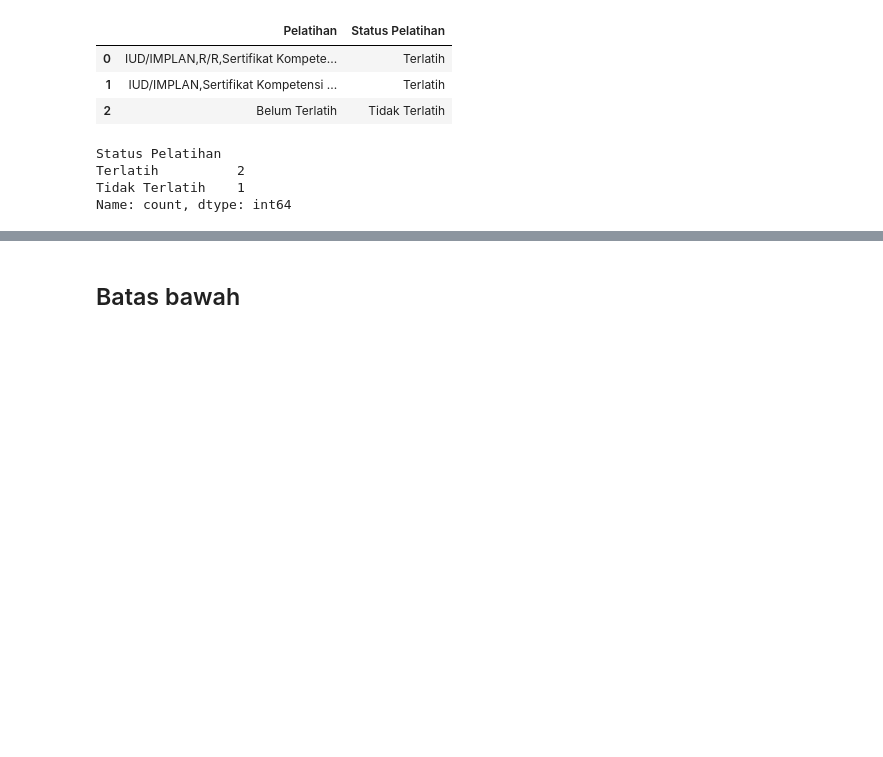
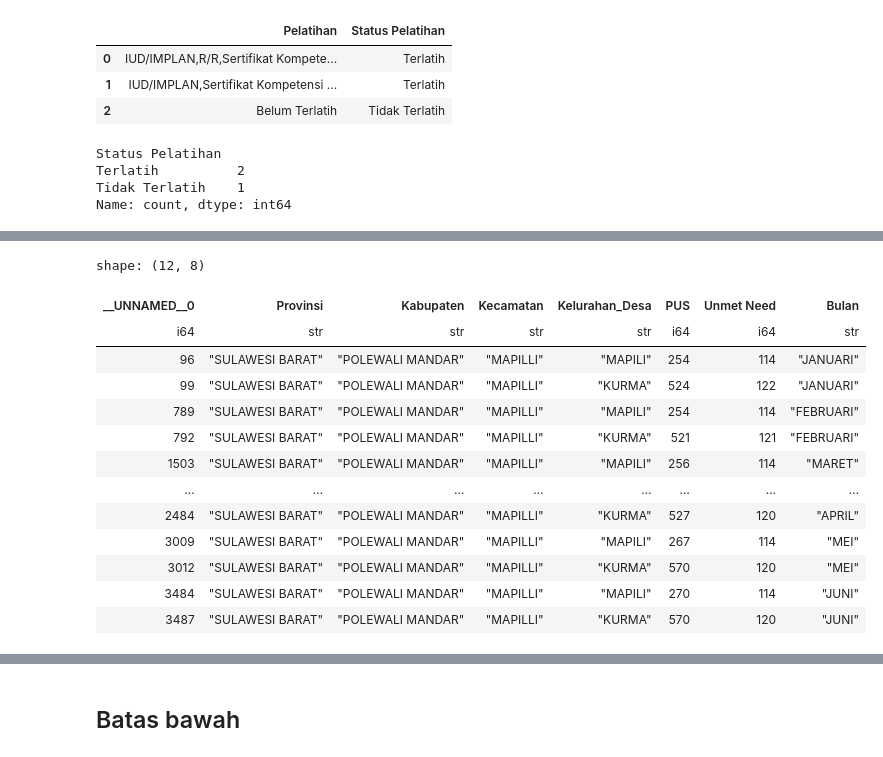
Before and after one commit to pokja0/profil_desa_siga, a Jupyter notebook: tes_polar.ipynb, the cells around one changed output, grey strips where cells are left out. Drawn from its saved outputs; the diff is of its cells as text; code cells hidden in the pictures; blank space fills up the shorter version.

```diff
--- a/tes_polar.ipynb
+++ b/tes_polar.ipynb
@@ -578,0 +620,27 @@ filter_bulan
+# %%
+data_pus = pl.read_excel("data/data_pus.xlsx")
+
+hingga_bulan = bulan_hingga("JULI")
+
+data_pus = data_pus.filter(
+    pl.col("Kabupaten").is_in(filter_kabupaten),
+    pl.col("Kecamatan").is_in(filter_kecamatan),
+    pl.col("Kelurahan_Desa").is_in(filter_desa),
+    pl.col("Bulan").is_in(hingga_bulan)
+)
+data_pus
+# %% [output]
+shape: (12, 8)
+| __UNNAMED__0 | Provinsi | Kabupaten | Kecamatan | Kelurahan_Desa | PUS | Unmet Need | Bulan |
+| i64 | str | str | str | str | i64 | i64 | str |
+| 96 | "SULAWESI BARAT" | "POLEWALI MANDAR" | "MAPILLI" | "MAPILI" | 254 | 114 | "JANUARI" |
+| 99 | "SULAWESI BARAT" | "POLEWALI MANDAR" | "MAPILLI" | "KURMA" | 524 | 122 | "JANUARI" |
+| 789 | "SULAWESI BARAT" | "POLEWALI MANDAR" | "MAPILLI" | "MAPILI" | 254 | 114 | "FEBRUARI" |
+| 792 | "SULAWESI BARAT" | "POLEWALI MANDAR" | "MAPILLI" | "KURMA" | 521 | 121 | "FEBRUARI" |
+| 1503 | "SULAWESI BARAT" | "POLEWALI MANDAR" | "MAPILLI" | "MAPILI" | 256 | 114 | "MARET" |
+| … | … | … | … | … | … | … | … |
+| 2484 | "SULAWESI BARAT" | "POLEWALI MANDAR" | "MAPILLI" | "KURMA" | 527 | 120 | "APRIL" |
+| 3009 | "SULAWESI BARAT" | "POLEWALI MANDAR" | "MAPILLI" | "MAPILI" | 267 | 114 | "MEI" |
+| 3012 | "SULAWESI BARAT" | "POLEWALI MANDAR" | "MAPILLI" | "KURMA" | 570 | 120 | "MEI" |
+| 3484 | "SULAWESI BARAT" | "POLEWALI MANDAR" | "MAPILLI" | "MAPILI" | 270 | 114 | "JUNI" |
+| 3487 | "SULAWESI BARAT" | "POLEWALI MANDAR" | "MAPILLI" | "KURMA" | 570 | 120 | "JUNI" |
```
Also changed, not shown: parts of 17 cells of this notebook, 4 other files.
